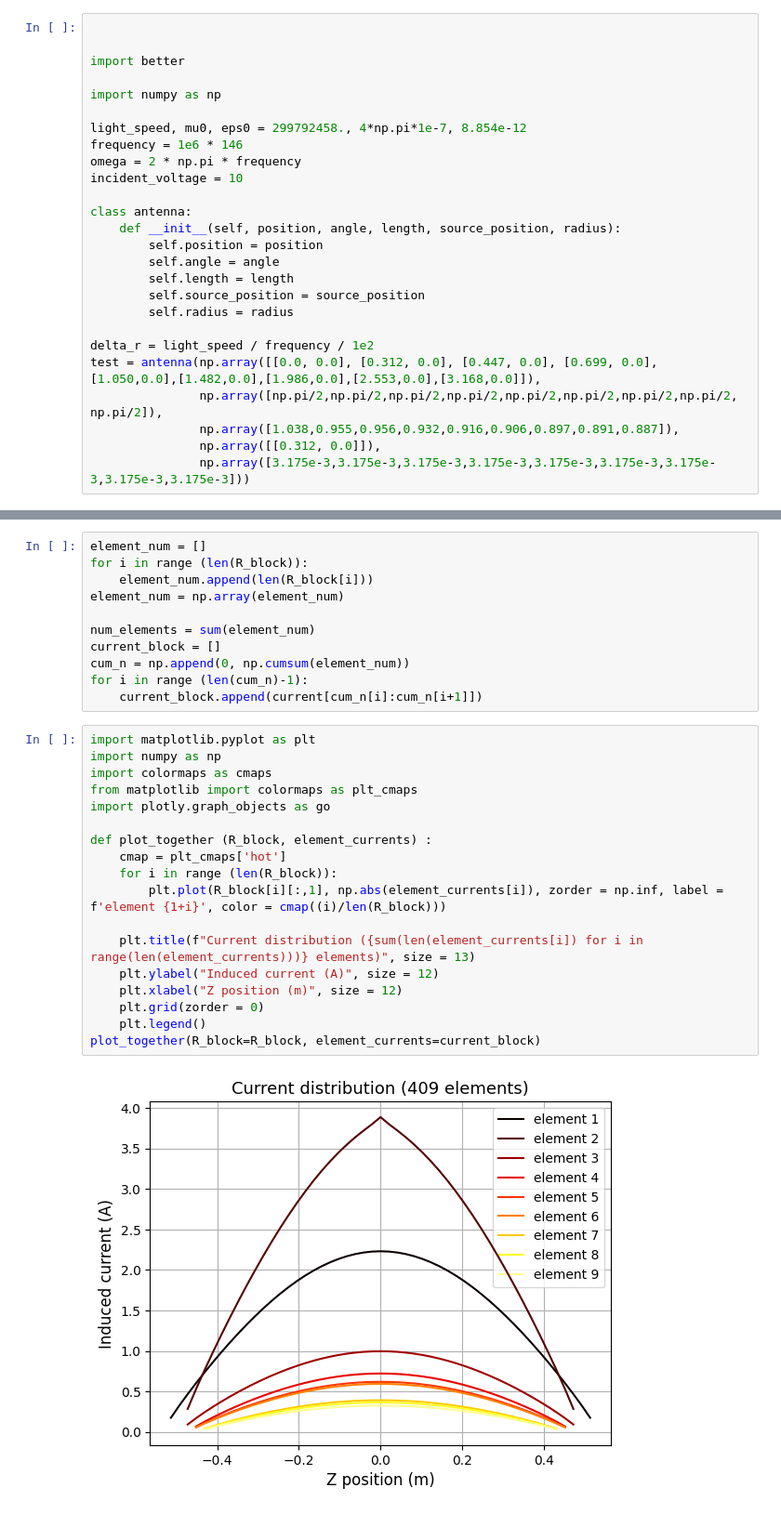
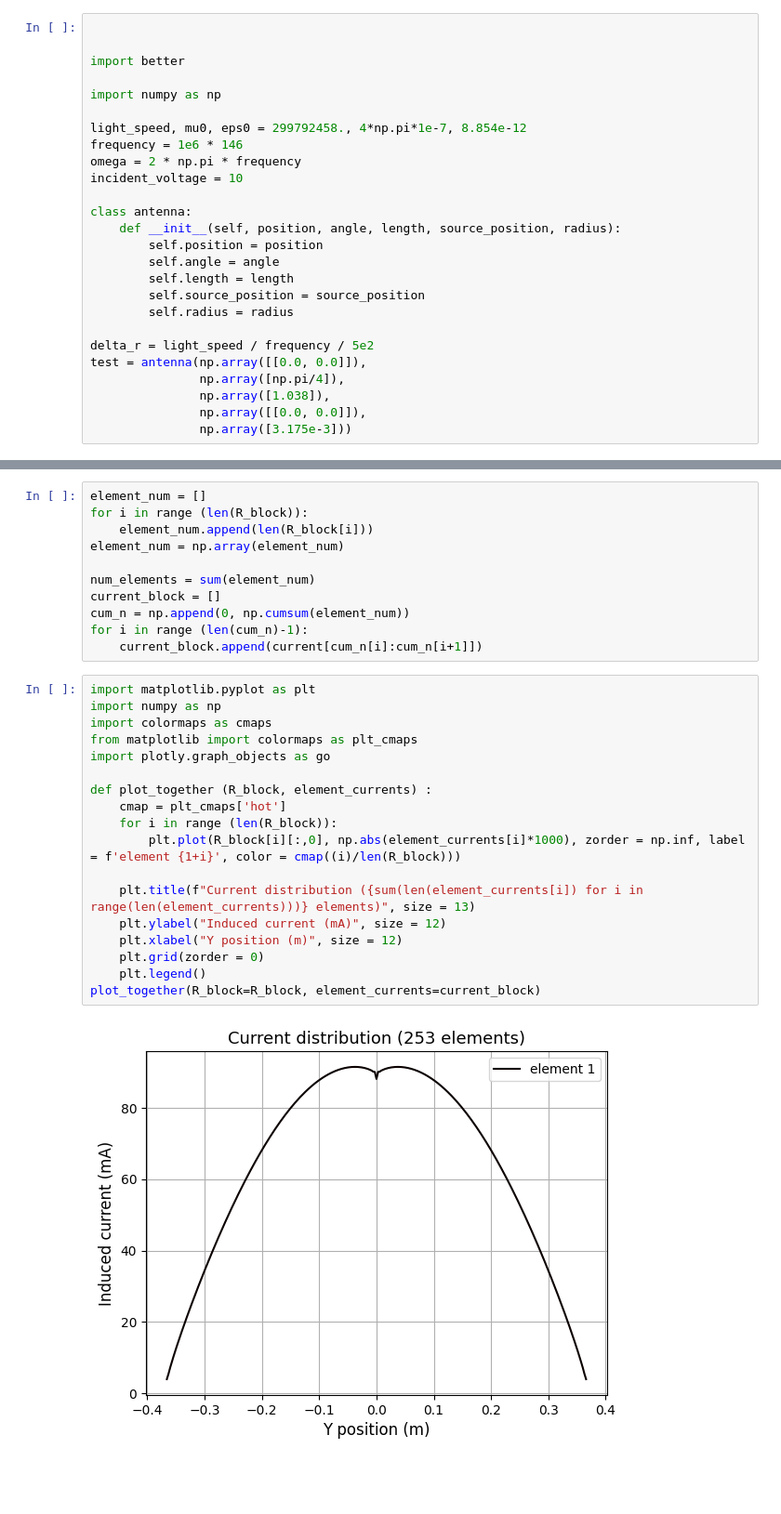
Before and after one commit to Sh4DowBurn/Method-of-Moments-for-antennas, a Jupyter notebook: Arbitrary_orientired_optimization/test1.ipynb, the cells around one changed output, grey strips where cells are left out. Shown at 93% size. Drawn from its saved outputs; the diff is of its cells as text; blank space fills up the shorter version.

```diff
--- a/Arbitrary_orientired_optimization/test1.ipynb
+++ b/Arbitrary_orientired_optimization/test1.ipynb
@@ -18,12 +18,12 @@ class antenna:
         self.source_position = source_position
         self.radius = radius
 
-delta_r = light_speed / frequency / 1e2
-test = antenna(np.array([[0.0, 0.0], [0.312, 0.0], [0.447, 0.0], [0.699, 0.0], [1.050,0.0],[1.482,0.0],[1.986,0.0],[2.553,0.0],[3.168,0.0]]),
-               np.array([np.pi/2,np.pi/2,np.pi/2,np.pi/2,np.pi/2,np.pi/2,np.pi/2,np.pi/2, np.pi/2]),
-               np.array([1.038,0.955,0.956,0.932,0.916,0.906,0.897,0.891,0.887]),
-               np.array([[0.312, 0.0]]),
-               np.array([3.175e-3,3.175e-3,3.175e-3,3.175e-3,3.175e-3,3.175e-3,3.175e-3,3.175e-3,3.175e-3]))
+delta_r = light_speed / frequency / 5e2
+test = antenna(np.array([[0.0, 0.0]]),
+               np.array([np.pi/4]),
+               np.array([1.038]),
+               np.array([[0.0, 0.0]]),
+               np.array([3.175e-3]))
 # %%
 import matrix_elements as calc
 import geometry as gm
@@ -45,23 +45,23 @@ for i in range (len(cum_n)-1):
 # %%
 import matplotlib.pyplot as plt
 import numpy as np
 import colormaps as cmaps
 from matplotlib import colormaps as plt_cmaps
 import plotly.graph_objects as go
 
 def plot_together (R_block, element_currents) :
     cmap = plt_cmaps['hot']
     for i in range (len(R_block)):
-        plt.plot(R_block[i][:,1], np.abs(element_currents[i]), zorder = np.inf, label = f'element {1+i}', color = cmap((i)/len(R_block)))
+        plt.plot(R_block[i][:,0], np.abs(element_currents[i]*1000), zorder = np.inf, label = f'element {1+i}', color = cmap((i)/len(R_block)))
 
     plt.title(f"Current distribution ({sum(len(element_currents[i]) for i in range(len(element_currents)))} elements)", size = 13)
-    plt.ylabel("Induced current (A)", size = 12)
-    plt.xlabel("Z position (m)", size = 12)
+    plt.ylabel("Induced current (mA)", size = 12)
+    plt.xlabel("Y position (m)", size = 12)
     plt.grid(zorder = 0)
     plt.legend()
 plot_together(R_block=R_block, element_currents=current_block)
 # %% [output]
-[figure, old version]
+[figure, new version]
 # %%
 import geometry as gm
 R_block, R = gm.calculate_positions(antenna=test, delta_r=delta_r)
```
Also changed, not shown: parts of 1 cell of this notebook, 3 other files.
